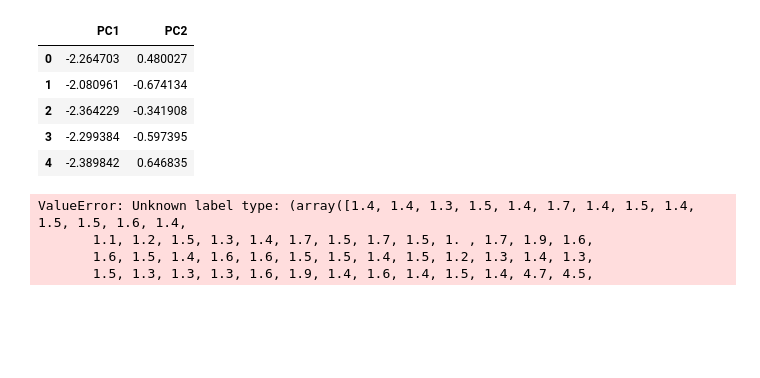
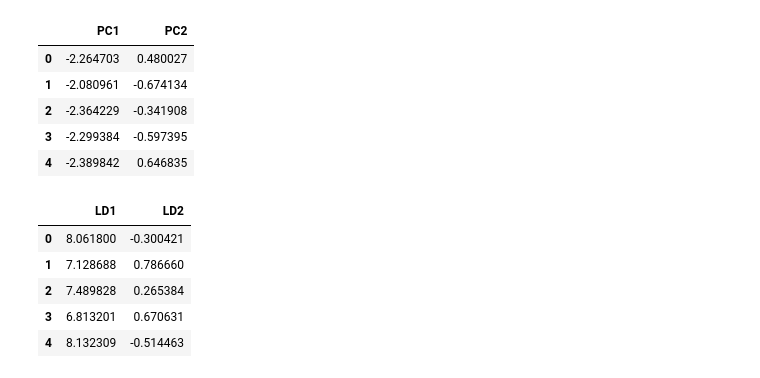
Before and after one commit to MeteoraXD/DSML-11, a Jupyter notebook: DailyDSML/Day43/index.ipynb, the cells around one changed output. Drawn from its saved outputs; the diff is of its cells as text; code cells hidden in the pictures; blank space fills up the shorter version.

```diff
--- a/DailyDSML/Day43/index.ipynb
+++ b/DailyDSML/Day43/index.ipynb
@@ -141,12 +141,17 @@ pca_df.head()
 | 3 | -2.299384 | -0.597395 |
 | 4 | -2.389842 | 0.646835 |
 # %%
-y= df_iris['petal_length']
+y = df_iris['species']
 
-lda = LinearDiscriminantAnalysis(n_components=1)
+lda = LinearDiscriminantAnalysis(n_components=2)
 x_lda = lda.fit_transform(X_Iris_Scaled, y)
-# %% [output]
-ValueError: Unknown label type: (array([1.4, 1.4, 1.3, 1.5, 1.4, 1.7, 1.4, 1.5, 1.4, 1.5, 1.5, 1.6, 1.4,
-       1.1, 1.2, 1.5, 1.3, 1.4, 1.7, 1.5, 1.7, 1.5, 1. , 1.7, 1.9, 1.6,
-       1.6, 1.5, 1.4, 1.6, 1.6, 1.5, 1.5, 1.4, 1.5, 1.2, 1.3, 1.4, 1.3,
-       1.5, 1.3, 1.3, 1.3, 1.6, 1.9, 1.4, 1.6, 1.4, 1.5, 1.4, 4.7, 4.5,
+# %%
+lda_df = pd.DataFrame(data=x_lda, columns=['LD1', 'LD2'])
+lda_df.head()
+# %% [output]
+|  | LD1 | LD2 |
+| 0 | 8.061800 | -0.300421 |
+| 1 | 7.128688 | 0.786660 |
+| 2 | 7.489828 | 0.265384 |
+| 3 | 6.813201 | 0.670631 |
+| 4 | 8.132309 | -0.514463 |
```
Also changed, not shown: parts of 2 cells of this notebook, 3 other files.
